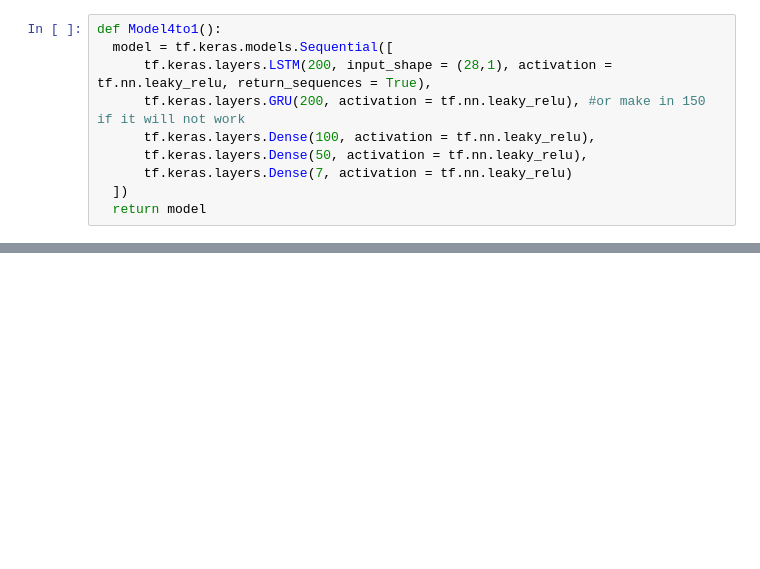
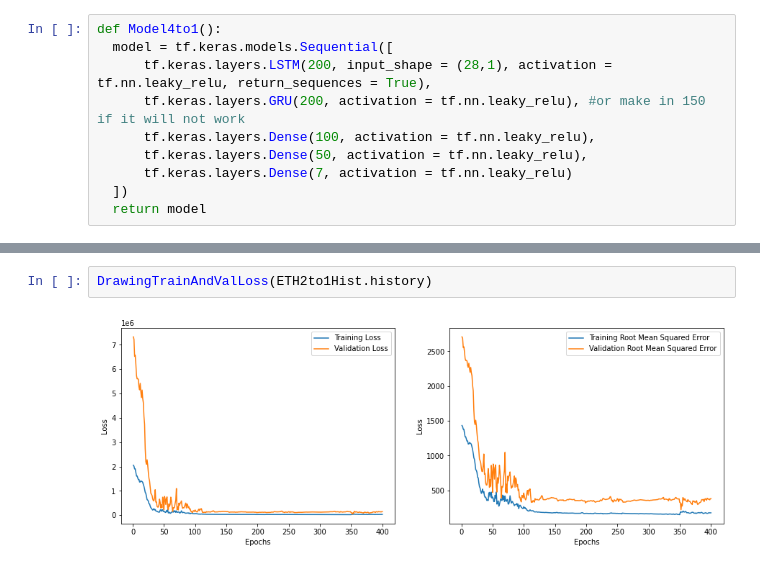
Before and after one commit to Ilia-Gershen/TYP-project, a Jupyter notebook: ExperimentWithModels.ipynb, the cells around one changed output, grey strips where cells are left out. Saved outputs shown, nothing was run; the diff lists cells and outputs as text; blank space fills up the shorter version.

```diff
--- a/ExperimentWithModels.ipynb
+++ b/ExperimentWithModels.ipynb
@@ -655 +645,5 @@ plt.show()
+# %%
+DrawingTrainAndValLoss(ETH2to1Hist.history)
+# %% [output]
+[figure, added]
 # %%
```
Also changed, not shown: parts of 68 cells of this notebook.
